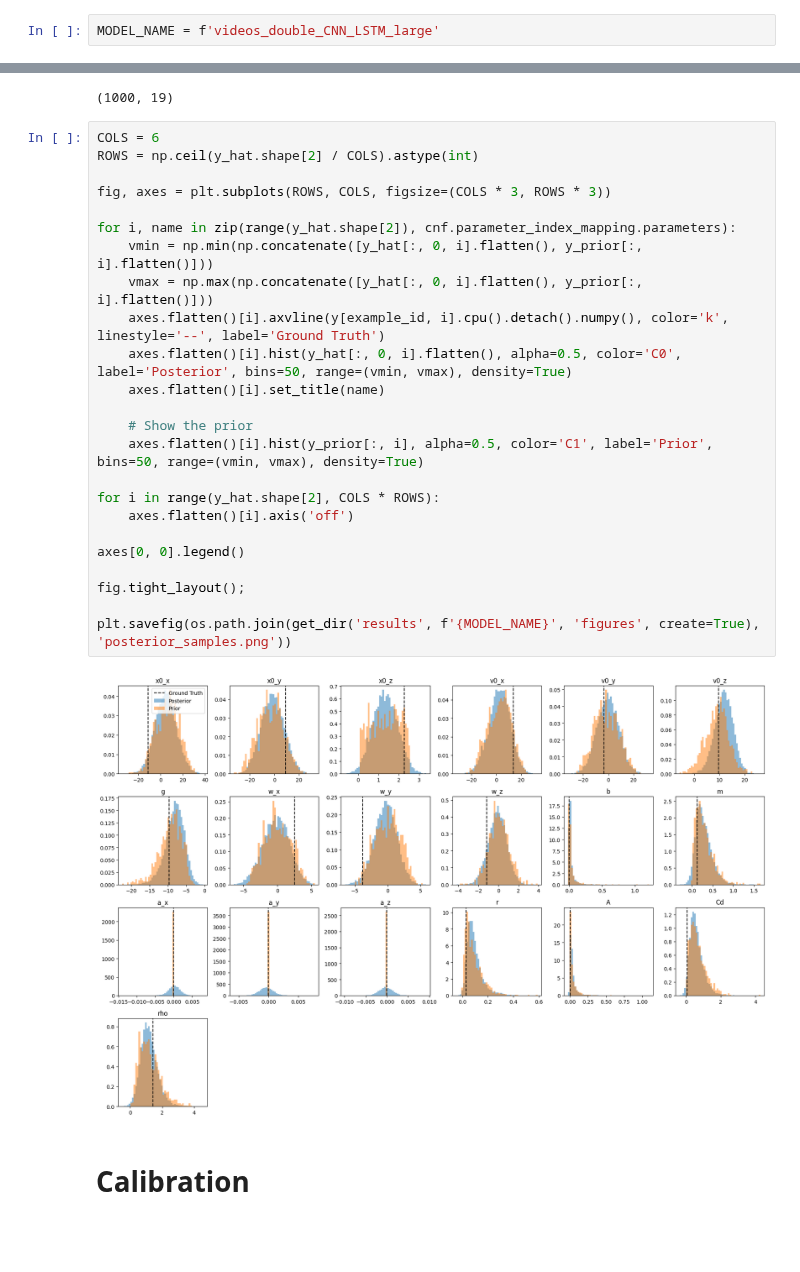
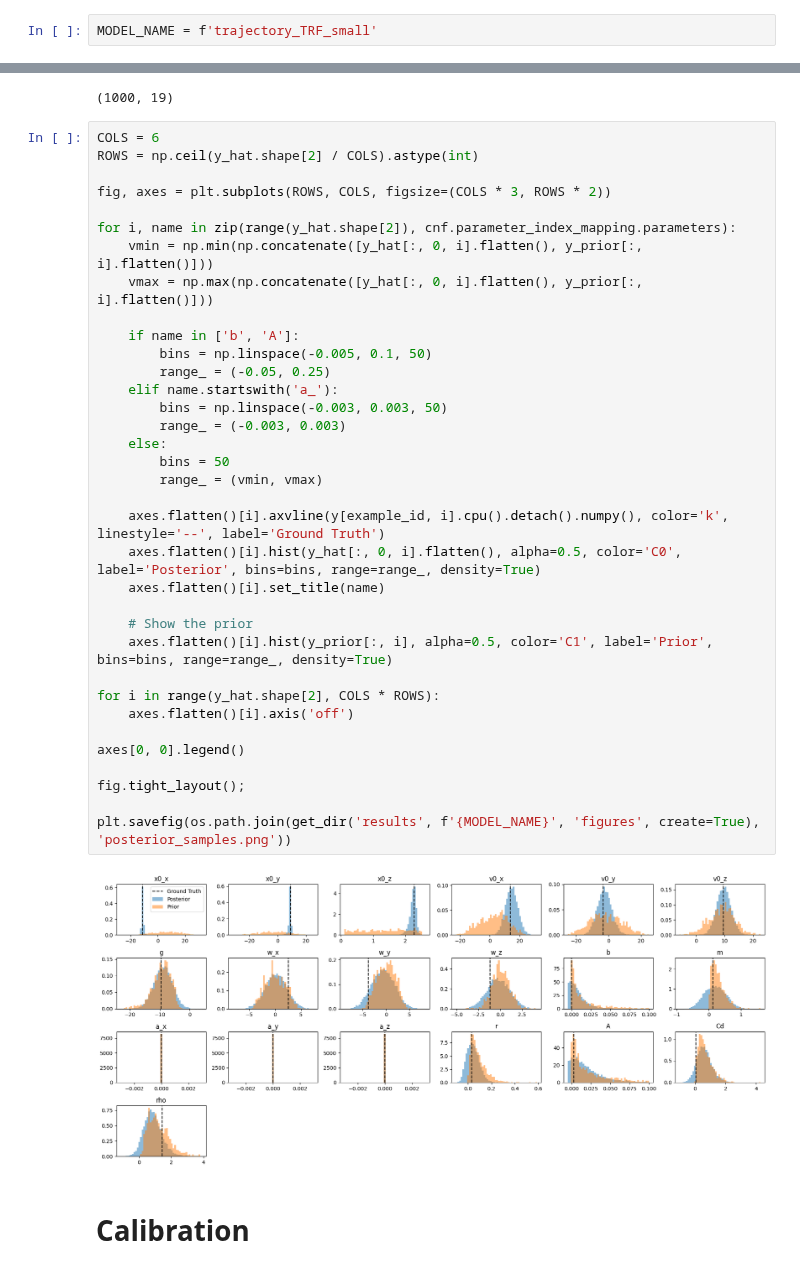
Before and after one commit to psaegert/bcnf, a Jupyter notebook: notebooks/calibration.ipynb, the cells around one changed output, grey strips where cells are left out. Drawn from its saved outputs; the diff is of its cells as text; blank space fills up the shorter version.

```diff
--- a/notebooks/calibration.ipynb
+++ b/notebooks/calibration.ipynb
@@ -21,7 +21,7 @@ from bcnf.train.utils import get_data_type
 # %% [markdown]
 ## Model
 # %%
-MODEL_NAME = f'videos_double_CNN_LSTM_large'
+MODEL_NAME = f'trajectory_TRF_small'
 # %%
 with open(os.path.join(get_dir('models', 'bcnf-models', MODEL_NAME), 'config.json'), 'r') as f:
     config = load_config(json.load(f)['config_path'])
@@ -133,29 +120,40 @@ y_prior.shape
 # %%
 COLS = 6
 ROWS = np.ceil(y_hat.shape[2] / COLS).astype(int)
 
-fig, axes = plt.subplots(ROWS, COLS, figsize=(COLS * 3, ROWS * 3))
+fig, axes = plt.subplots(ROWS, COLS, figsize=(COLS * 3, ROWS * 2))
 
 for i, name in zip(range(y_hat.shape[2]), cnf.parameter_index_mapping.parameters):
     vmin = np.min(np.concatenate([y_hat[:, 0, i].flatten(), y_prior[:, i].flatten()]))
     vmax = np.max(np.concatenate([y_hat[:, 0, i].flatten(), y_prior[:, i].flatten()]))
+
+    if name in ['b', 'A']:
+        bins = np.linspace(-0.005, 0.1, 50)
+        range_ = (-0.05, 0.25)
+    elif name.startswith('a_'):
+        bins = np.linspace(-0.003, 0.003, 50)
+        range_ = (-0.003, 0.003)
+    else:
+        bins = 50
+        range_ = (vmin, vmax)
+
     axes.flatten()[i].axvline(y[example_id, i].cpu().detach().numpy(), color='k', linestyle='--', label='Ground Truth')
-    axes.flatten()[i].hist(y_hat[:, 0, i].flatten(), alpha=0.5, color='C0', label='Posterior', bins=50, range=(vmin, vmax), density=True)
+    axes.flatten()[i].hist(y_hat[:, 0, i].flatten(), alpha=0.5, color='C0', label='Posterior', bins=bins, range=range_, density=True)
     axes.flatten()[i].set_title(name)
 
     # Show the prior
-    axes.flatten()[i].hist(y_prior[:, i], alpha=0.5, color='C1', label='Prior', bins=50, range=(vmin, vmax), density=True)
+    axes.flatten()[i].hist(y_prior[:, i], alpha=0.5, color='C1', label='Prior', bins=bins, range=range_, density=True)
 
 for i in range(y_hat.shape[2], COLS * ROWS):
     axes.flatten()[i].axis('off')
 
 axes[0, 0].legend()
 
 fig.tight_layout();
 
 plt.savefig(os.path.join(get_dir('results', f'{MODEL_NAME}', 'figures', create=True), 'posterior_samples.png'))
 # %% [output]
-[figure, old version]
+[figure, new version]
 # %% [markdown]
 # Calibration
 # %%
```
Also changed, not shown: parts of 9 cells of this notebook, 4 other files.
